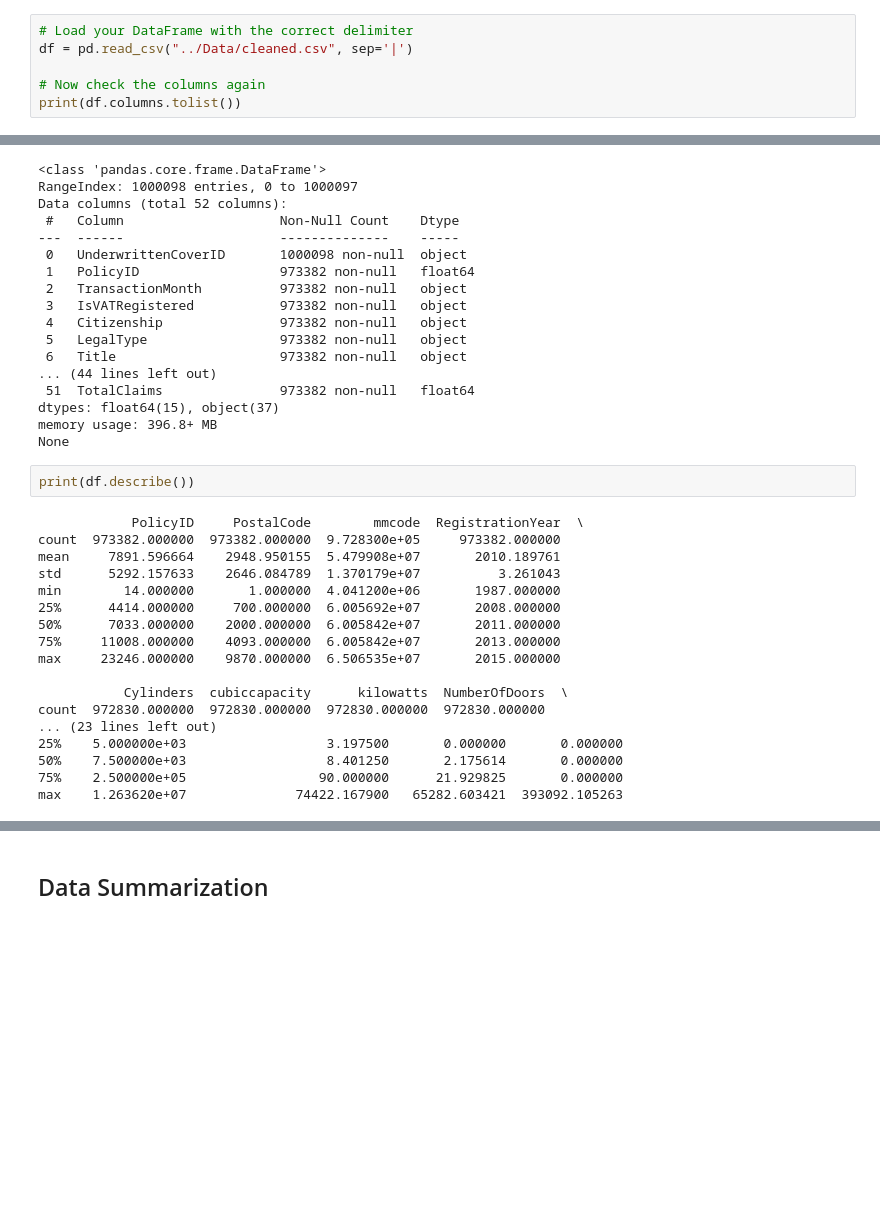
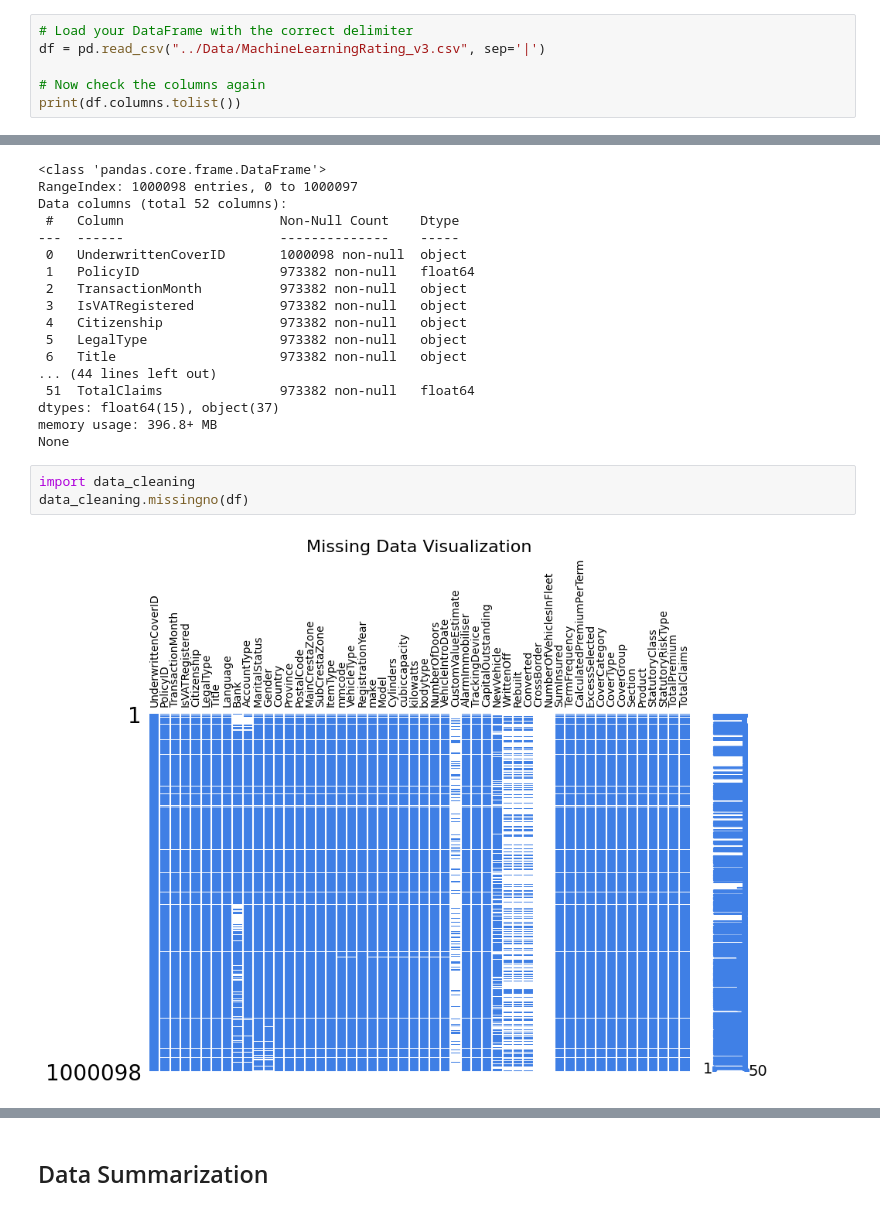
Before and after one commit to Roman0290/AlphaCare_Insurance_Solutions, a Jupyter notebook: notebooks/Insurance_EDA.ipynb, the cells around one changed output, grey strips where cells are left out. Saved outputs shown, nothing was run; the diff lists cells and outputs as text; blank space fills up the shorter version.

```diff
--- a/notebooks/Insurance_EDA.ipynb
+++ b/notebooks/Insurance_EDA.ipynb
@@ -48,6 +46,6 @@ df = pd.read_csv("../Data/cleaned.csv")
 # %%
 # Load your DataFrame with the correct delimiter
-df = pd.read_csv("../Data/cleaned.csv", sep='|')
+df = pd.read_csv("../Data/MachineLearningRating_v3.csv", sep='|')
 
 # Now check the columns again
 print(df.columns.tolist())
@@ -95,23 +83,8 @@ Data columns (total 52 columns):
 dtypes: float64(15), object(37)
 memory usage: 396.8+ MB
 None
-# %%
-print(df.describe())
-# %% [output]
-            PolicyID     PostalCode        mmcode  RegistrationYear  \
-count  973382.000000  973382.000000  9.728300e+05     973382.000000
-mean     7891.596664    2948.950155  5.479908e+07       2010.189761
-std      5292.157633    2646.084789  1.370179e+07          3.261043
-min        14.000000       1.000000  4.041200e+06       1987.000000
-25%      4414.000000     700.000000  6.005692e+07       2008.000000
-50%      7033.000000    2000.000000  6.005842e+07       2011.000000
-75%     11008.000000    4093.000000  6.005842e+07       2013.000000
-max     23246.000000    9870.000000  6.506535e+07       2015.000000
-
-           Cylinders  cubiccapacity      kilowatts  NumberOfDoors  \
-count  972830.000000  972830.000000  972830.000000  972830.000000
-... (23 lines left out)
-25%    5.000000e+03                  3.197500       0.000000       0.000000
-50%    7.500000e+03                  8.401250       2.175614       0.000000
-75%    2.500000e+05                 90.000000      21.929825       0.000000
-max    1.263620e+07              74422.167900   65282.603421  393092.105263
+# %%
+import data_cleaning
+data_cleaning.missingno(df)
+# %% [output]
+[figure, added]
```
Also changed, not shown: parts of 26 cells of this notebook, 1 other file.
